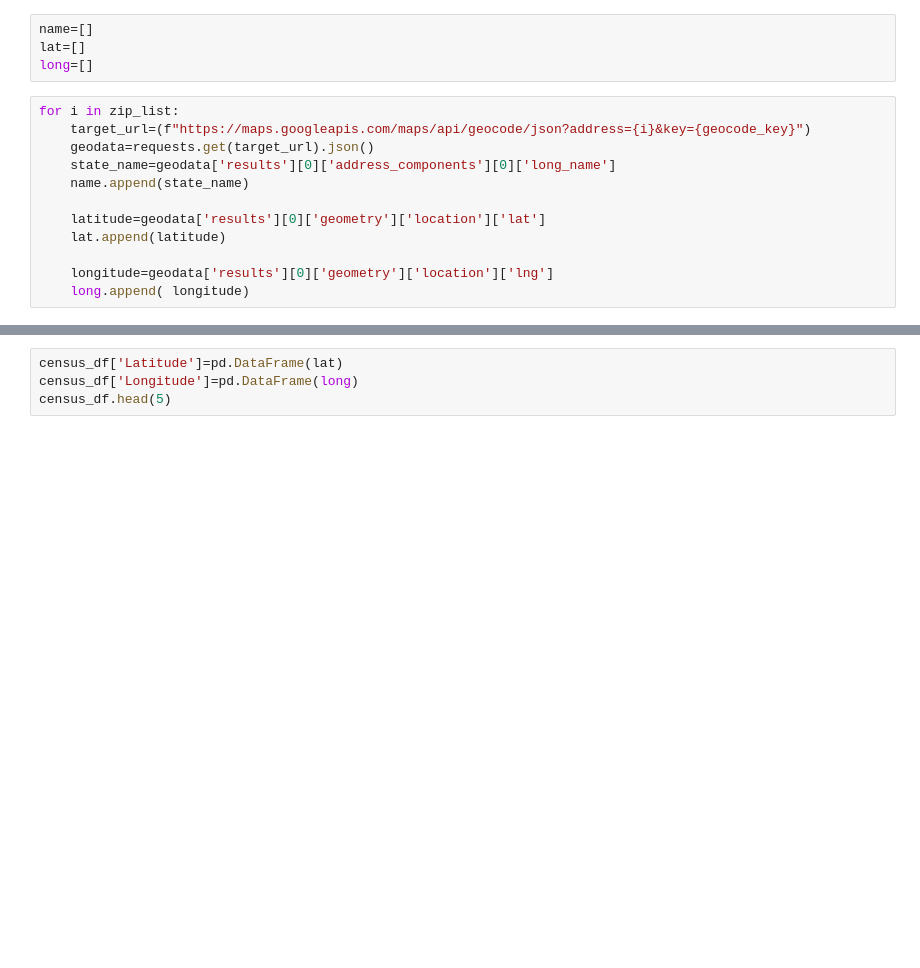
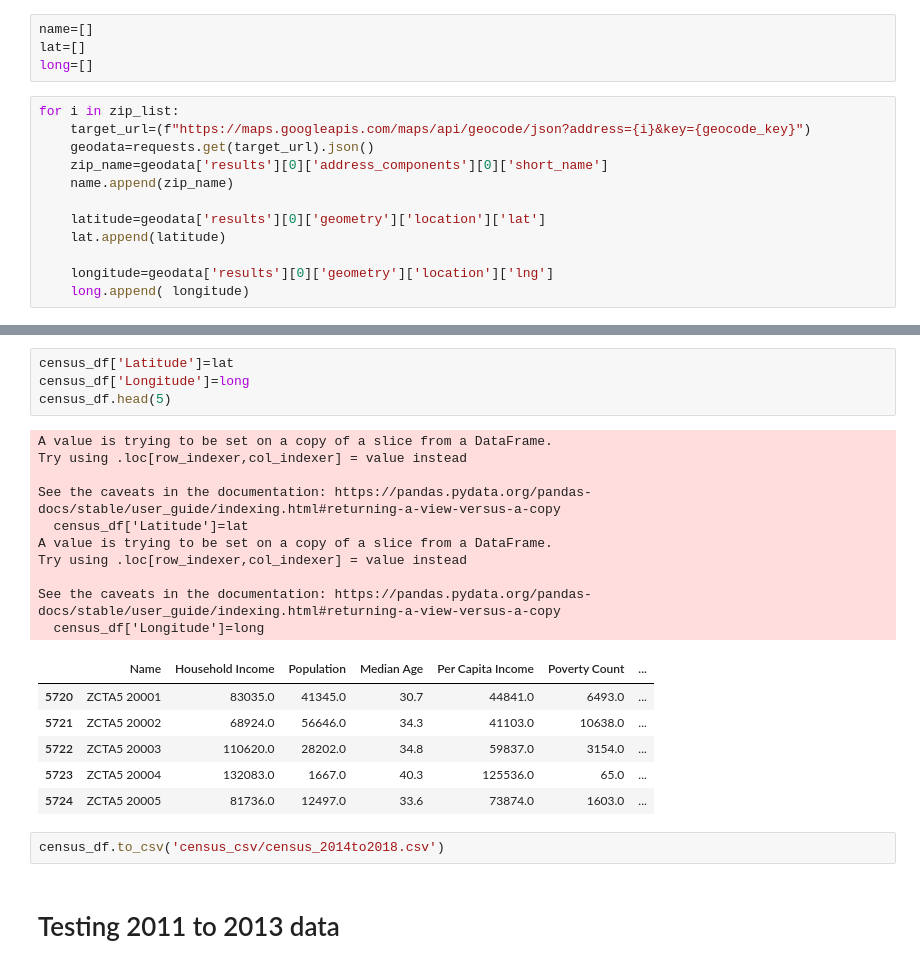
Before and after one commit to clemiblac/Crime_in_DC, a Jupyter notebook: census.ipynb, the cells around one changed output, grey strips where cells are left out. Drawn from its saved outputs; the diff is of its cells as text; blank space fills up the shorter version.

```diff
--- a/census.ipynb
+++ b/census.ipynb
@@ -197,8 +211,8 @@ long=[]
 for i in zip_list:
     target_url=(f"https://maps.googleapis.com/maps/api/geocode/json?address={i}&key={geocode_key}")
     geodata=requests.get(target_url).json()
-    state_name=geodata['results'][0]['address_components'][0]['long_name']
-    name.append(state_name)
+    zip_name=geodata['results'][0]['address_components'][0]['short_name']
+    name.append(zip_name)
 
     latitude=geodata['results'][0]['geometry']['location']['lat']
     lat.append(latitude)
@@ -212,4 +250,25 @@ print(len(long))
 # %%
-census_df['Latitude']=pd.DataFrame(lat)
-census_df['Longitude']=pd.DataFrame(long)
+census_df['Latitude']=lat
+census_df['Longitude']=long
 census_df.head(5)
+# %% [output]
+A value is trying to be set on a copy of a slice from a DataFrame.
+Try using .loc[row_indexer,col_indexer] = value instead
+
+See the caveats in the documentation: https://pandas.pydata.org/pandas-docs/stable/user_guide/indexing.html#returning-a-view-versus-a-copy
+  census_df['Latitude']=lat
+A value is trying to be set on a copy of a slice from a DataFrame.
+Try using .loc[row_indexer,col_indexer] = value instead
+
+See the caveats in the documentation: https://pandas.pydata.org/pandas-docs/stable/user_guide/indexing.html#returning-a-view-versus-a-copy
+  census_df['Longitude']=long
+|  | Name | Household Income | Population | Median Age | Per Capita Income | Poverty Count | ... |
+| 5720 | ZCTA5 20001 | 83035.0 | 41345.0 | 30.7 | 44841.0 | 6493.0 | ... |
+| 5721 | ZCTA5 20002 | 68924.0 | 56646.0 | 34.3 | 41103.0 | 10638.0 | ... |
+| 5722 | ZCTA5 20003 | 110620.0 | 28202.0 | 34.8 | 59837.0 | 3154.0 | ... |
+| 5723 | ZCTA5 20004 | 132083.0 | 1667.0 | 40.3 | 125536.0 | 65.0 | ... |
+| 5724 | ZCTA5 20005 | 81736.0 | 12497.0 | 33.6 | 73874.0 | 1603.0 | ... |
+# %%
+census_df.to_csv('census_csv/census_2014to2018.csv')
+# %% [markdown]
+# Testing 2011 to 2013 data
```
Also changed, not shown: parts of 18 cells of this notebook, 22 other files.
